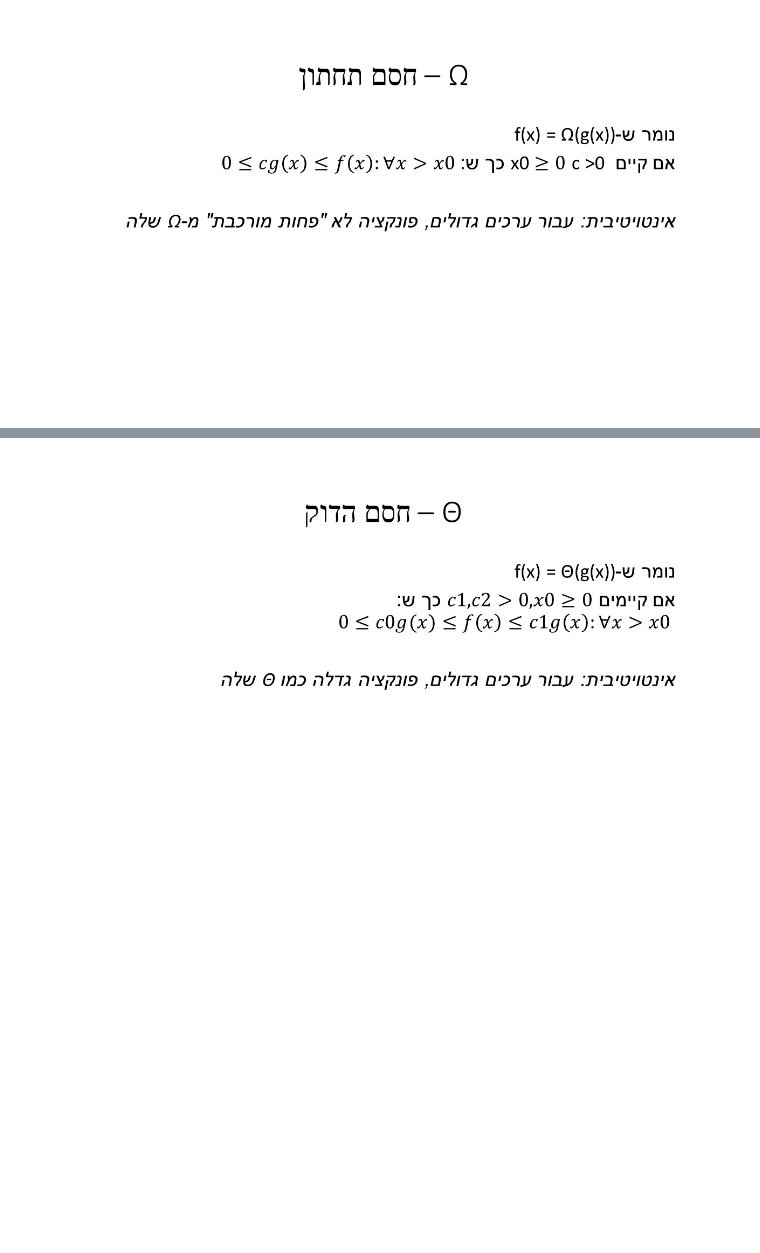
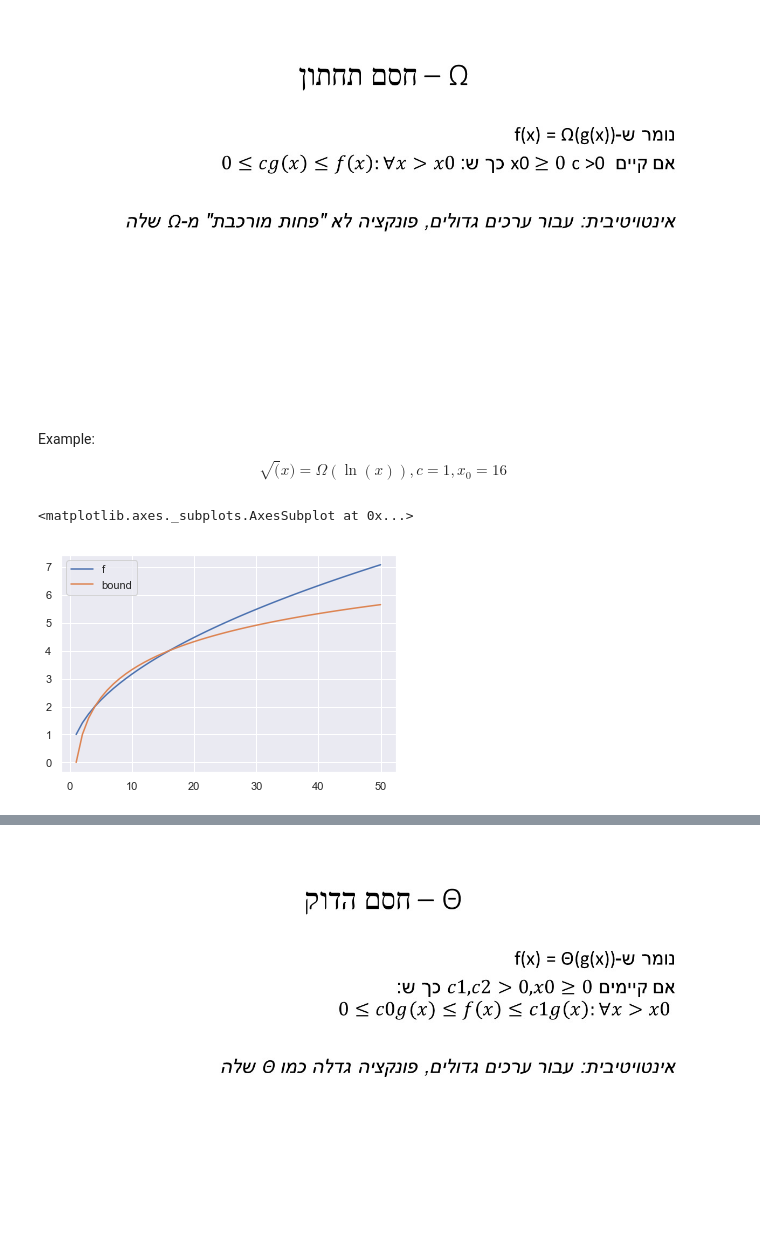
Before and after one commit to kvikeg/DataStructures-and-Algorithms, a Jupyter notebook: Growth/Lecture 1 - growth of functions and algorithms.ipynb, the cells around one changed output, grey strips where cells are left out. Cells and saved outputs as stored; diff of their text form; code cells hidden in the pictures; blank space fills up the shorter version.

```diff
--- a/Growth/Lecture 1 - growth of functions and algorithms.ipynb
+++ b/Growth/Lecture 1 - growth of functions and algorithms.ipynb
@@ -84,3 +84,16 @@ $$ x^{1.9999999} $$
 $$ \frac{n^2}{\log \log \log x} $$
 # %% [markdown]
 ![Slide9.JPG](attachment:Slide9.JPG)
+# %% [markdown]
+Example:
+$$ \sqrt(x) = \Omega( \ln(x)), c=1, x_0 = 16 $$
+# %%
+x = np.linspace(1, 50)
+fx = np.sqrt(x)
+tx = np.log2(x)
+
+sns.lineplot(x, fx, label="f")
+sns.lineplot(x, tx, label="bound")
+# %% [output]
+<matplotlib.axes._subplots.AxesSubplot at 0x...>
+[figure, added]
```
Also changed, not shown: parts of 6 cells of this notebook.
